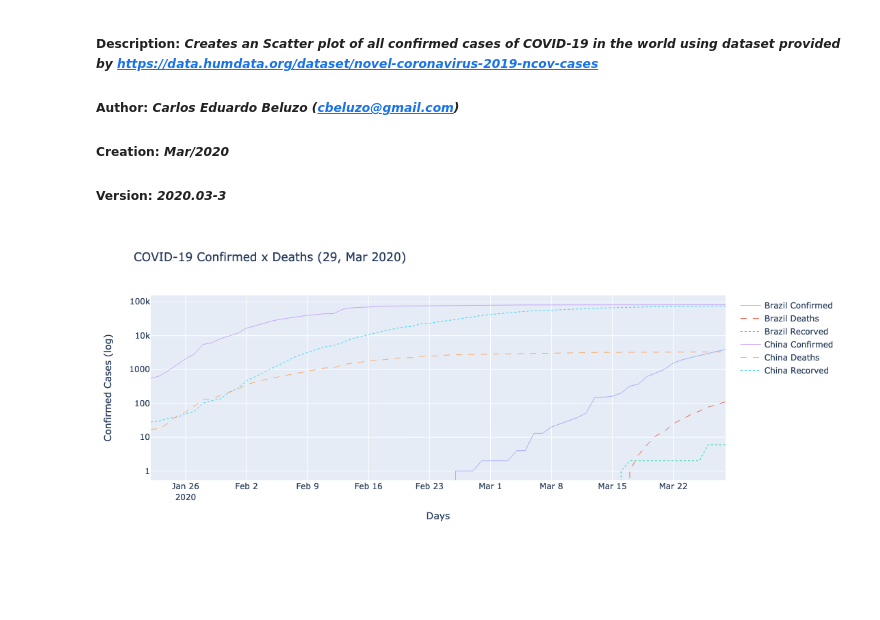
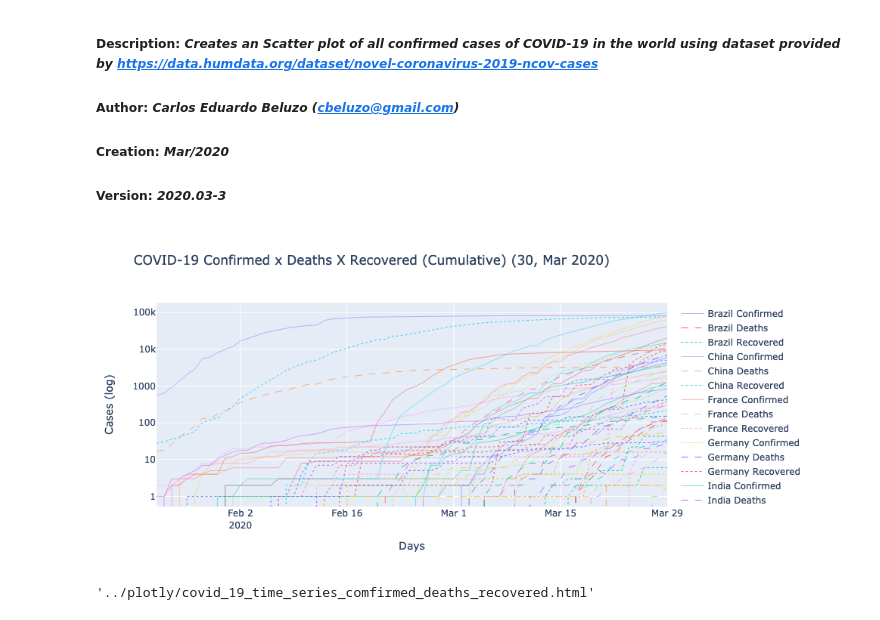
Before and after one commit to cbeluzo/cbeluzo.github.io, a Jupyter notebook: code/covid_19_time_series_comfirmed_cases_x_deaths.ipynb, the cells around one changed output. Saved outputs shown, nothing was run; the diff lists cells and outputs as text; code cells hidden in the pictures; blank space fills up the shorter version.

```diff
--- a/code/covid_19_time_series_comfirmed_cases_x_deaths.ipynb
+++ b/code/covid_19_time_series_comfirmed_cases_x_deaths.ipynb
@@ -22,17 +22,24 @@ dfDeaths = dfDeaths.drop(['Province/State','Lat','Long'], axis = 1).fillna(0)
 dfDeaths = dfDeaths.groupby('Country/Region').sum().T.reset_index().rename(columns = {'index':'Day'})
 dfDeaths[['Day']] = pd.to_datetime(dfDeaths['Day'],utc=False)
 
-dfRecorved = pd.read_csv('https://raw.githubusercontent.com/CSSEGISandData/COVID-19/master/csse_covid_19_data/csse_covid_19_time_series/time_series_covid19_recovered_global.csv')
-dfRecorved = dfRecorved.drop(['Province/State','Lat','Long'], axis = 1).fillna(0)
-dfRecorved = dfRecorved.groupby('Country/Region').sum().T.reset_index().rename(columns = {'index':'Day'})
-dfRecorved[['Day']] = pd.to_datetime(dfDeaths['Day'],utc=False)
+dfRecovered = pd.read_csv('https://raw.githubusercontent.com/CSSEGISandData/COVID-19/master/csse_covid_19_data/csse_covid_19_time_series/time_series_covid19_recovered_global.csv')
+dfRecovered = dfRecovered.drop(['Province/State','Lat','Long'], axis = 1).fillna(0)
+dfRecovered = dfRecovered.groupby('Country/Region').sum().T.reset_index().rename(columns = {'index':'Day'})
+dfRecovered[['Day']] = pd.to_datetime(dfRecovered['Day'],utc=False)
 
 fig = go.Figure()
 last_upt = dt.date.today()
-title = 'COVID-19 Confirmed x Deaths (' + "{:%d, %b %Y}".format(last_upt) +')'
+title = 'COVID-19 Confirmed x Deaths X Recovered (Cumulative) (' + "{:%d, %b %Y}".format(last_upt) +')'
+
+
+country_list = ['Brazil', 'China', 'France',  'Germany',
+        'India', 'Italy',  'Japan',
+        'Korea, South',  'Malaysia', 'Mexico',
+        'Portugal', 'Singapore', 'South Africa', 'Spain',  'Sweden', 'Switzerland', 'Taiwan*',
+        'United Kingdom']
 
 #for country in dfA.columns[1:]:
-for country in ['Brazil','China']:
+for country in country_list:
     myMarker = dict(opacity= 0.3, line = dict(width = 0.5, color = 'rgb(0, 0, 0)'))
     fig.add_trace(go.Scatter(x=dfConfirmed.Day,
                              y=dfConfirmed[country],
@@ -50,38 +57,39 @@ for country in ['Brazil','China']:
 
     fig.add_trace(go.Scatter(x=dfDeaths.Day,
                              y=dfDeaths[country],
                              mode='lines',
                              name=str(country + ' Deaths'),
                              text=np.full((dfDeaths.shape[1],1), country),
                              hovertemplate = "<b>%{text}</b><br>" +
                                              "<b>Day</b>: %{x}<br>" +
                                              "<b>Deaths</b>: %{y}<br>" +
                                              "<extra></extra>",
                              line=dict(width=0.9,dash='dash'),
                              marker = myMarker,
                             )
                  )
 
-    fig.add_trace(go.Scatter(x=dfRecorved.Day,
-                             y=dfRecorved[country],
+    fig.add_trace(go.Scatter(x=dfRecovered.Day,
+                             y=dfRecovered[country],
                              mode='lines',
-                             name=str(country + ' Recorved'),
-                             text=np.full((dfRecorved.shape[1],1), country),
+                             name=str(country + ' Recovered'),
+                             text=np.full((dfRecovered.shape[1],1), country),
                              hovertemplate = "<b>%{text}</b><br>" +
                                              "<b>Day</b>: %{x}<br>" +
-                                             "<b>Deaths</b>: %{y}<br>" +
+                                             "<b>Recovered</b>: %{y}<br>" +
                                              "<extra></extra>",
                              line=dict(width=0.9,dash='dot'),
                              marker = myMarker,
                             )
                  )
 
 fig.update_layout(xaxis_title='Days',
-                 yaxis_title='Confirmed Cases (log)',
+                 yaxis_title='Cases (log)',
                  yaxis_type="log",
                  title_text=title)
 fig.show()
-#plt.offline.plot(fig, filename="../plotly/covid_19_time_series_comfirmed_cases.html")
+plt.offline.plot(fig, filename="../plotly/covid_19_time_series_comfirmed_deaths_recovered.html")
 #dfA.to_csv (r'../data/covid_19_time_series_comfirmed_cases.csv', index = False, header=True)
 # %% [output]
-[figure, old version]
+[figure, new version]
+'../plotly/covid_19_time_series_comfirmed_deaths_recovered.html'
```
Also changed, not shown: parts of 4 cells of this notebook, 9 other files.
